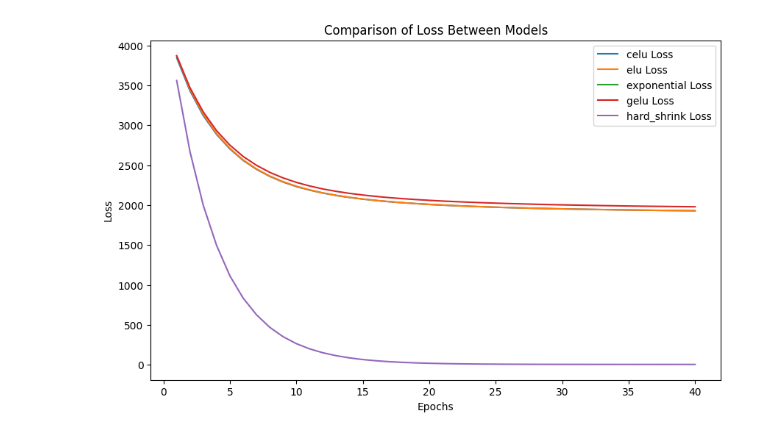
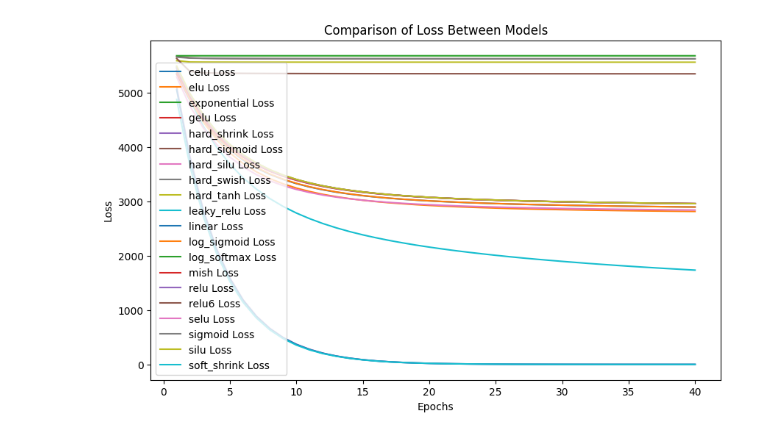
Before and after one commit to CSUMB-SCD-instructors/CST463, a Jupyter notebook: demos/week07/activation_funcs.ipynb, the cells around one changed output. Cells and saved outputs as stored; diff of their text form; code cells hidden in the pictures.

```diff
--- a/demos/week07/activation_funcs.ipynb
+++ b/demos/week07/activation_funcs.ipynb
@@ -83,18 +83,18 @@ def train_model_activation(activation_function) -> keras.callbacks.History:
 # %%
 
 valid_acts = [
     fn for fn in dir(keras.activations)
     if callable(getattr(keras.activations, fn))
     and not fn.startswith(('deserialize', 'serialize', 'get'))
     and fn not in {'glu'}  # exclude shape-constrained activations
 ]
 
 
 plot_multiple_histories(
   histories={
     f"{f}" : train_model_activation(f)
-    for f in valid_acts[:5]
+    for f in valid_acts[:20]
   }
 )
 # %% [output]
-[figure, old version]
+[figure, new version]
```
Also changed, not shown: 4 other files.
